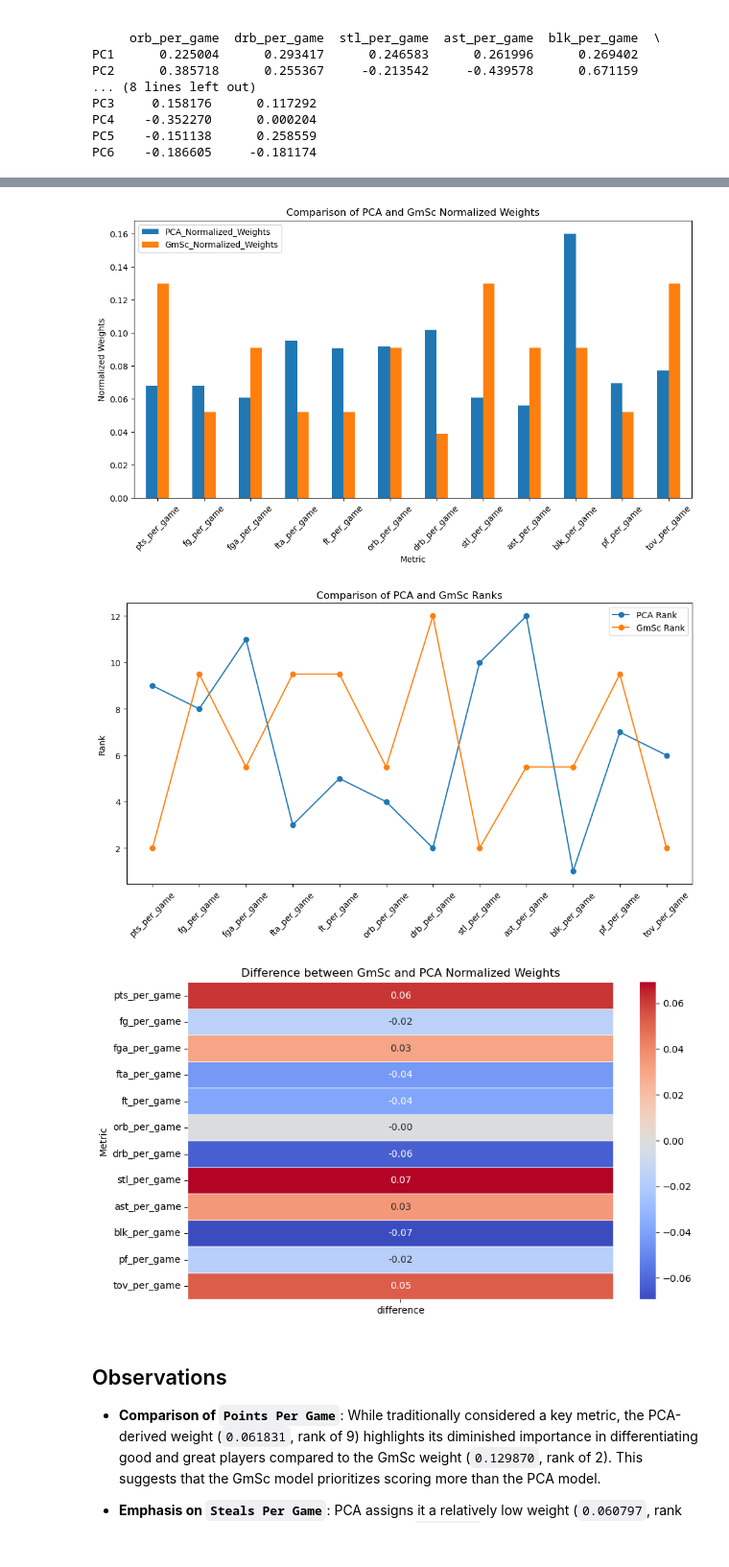
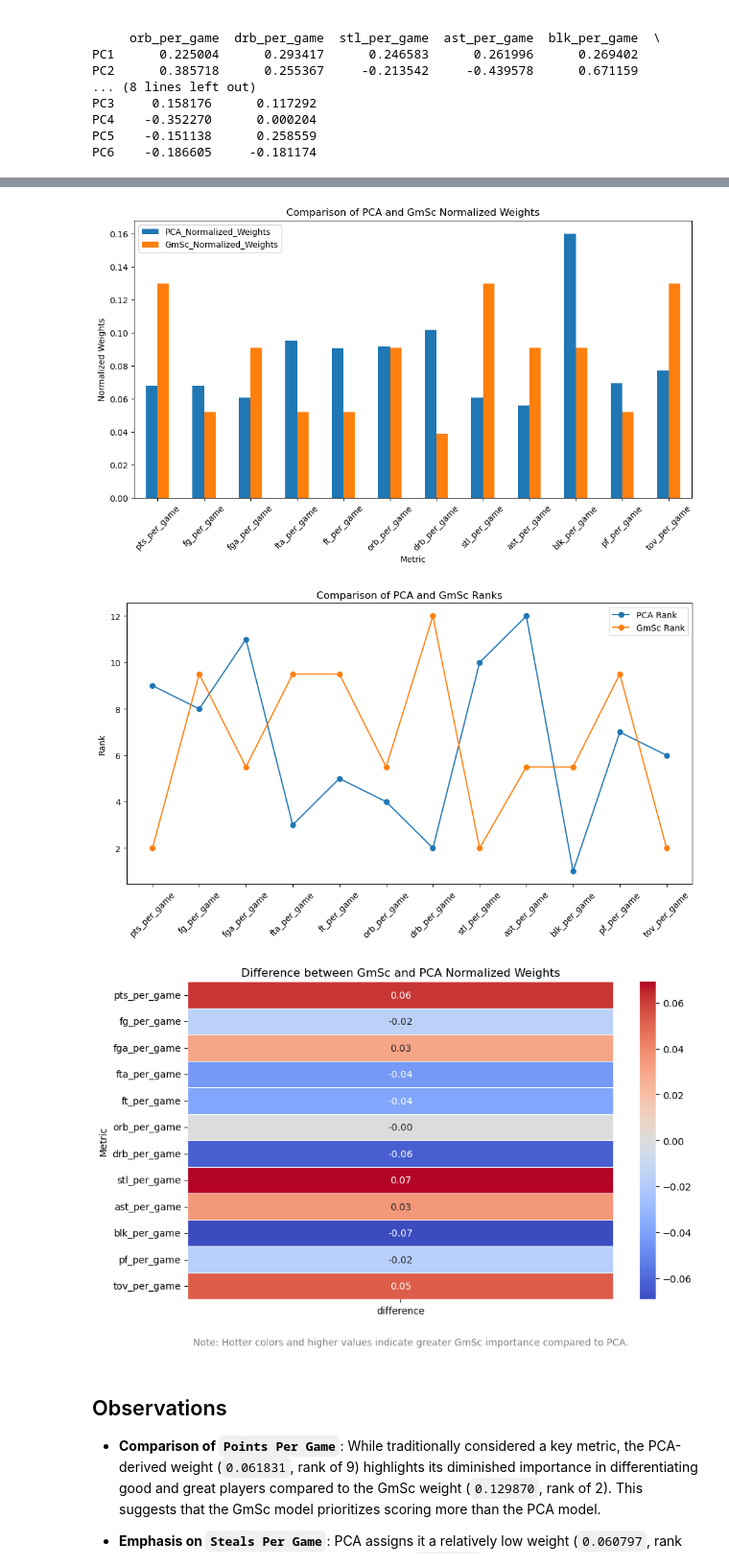
Before and after one commit to RomandRapido/DSC1101, a Jupyter notebook: SA/testing-center.ipynb, the cells around one changed output, grey strips where cells are left out. Shown at 96% size. Drawn from its saved outputs; the diff is of its cells as text; code cells hidden in the pictures.

```diff
--- a/SA/testing-center.ipynb
+++ b/SA/testing-center.ipynb
@@ -599,32 +599,34 @@ weights_comparison_df
 # %%
 weights_comparison_df = weights_comparison_df.reset_index()
 
 weights_comparison_df.rename(columns={'index': 'Metric'}, inplace=True)
 plt.figure(figsize=(12, 6))
 weights_comparison_df.plot(x='Metric', y=['PCA_Normalized_Weights', 'GmSc_Normalized_Weights'], kind='bar', figsize=(12, 6))
 plt.title('Comparison of PCA and GmSc Normalized Weights')
 plt.ylabel('Normalized Weights')
 plt.xticks(rotation=45)
 plt.show()
 
 plt.figure(figsize=(12, 6))
 plt.plot(weights_comparison_df['Metric'], weights_comparison_df['PCA_Rank'], marker='o', label='PCA Rank')
 plt.plot(weights_comparison_df['Metric'], weights_comparison_df['GmSc_Rank'], marker='o', label='GmSc Rank')
 plt.title('Comparison of PCA and GmSc Ranks')
 plt.ylabel('Rank')
 plt.xticks(rotation=45)
 plt.legend()
 plt.show()
 
 plt.figure(figsize=(10, 6))
 sns.heatmap(weights_comparison_df[['difference']].set_index(weights_comparison_df['Metric']), annot=True, cmap='coolwarm', fmt=".2f", linewidths=0.5)
 plt.title('Difference between GmSc and PCA Normalized Weights')
+plt.figtext(0.45, -0.001, "Note: Hotter colors and higher values indicate greater GmSc importance compared to PCA.",
+            wrap=True, horizontalalignment='center', fontsize=10, color='gray')
 plt.show()
 # %% [output]
 <Figure size 1200x600 with 0 Axes>
 [figure]
 [figure]
-[figure, old version]
+[figure, new version]
 # %% [markdown]
 ## Observations
 
```
Also changed, not shown: parts of 3 cells of this notebook.
